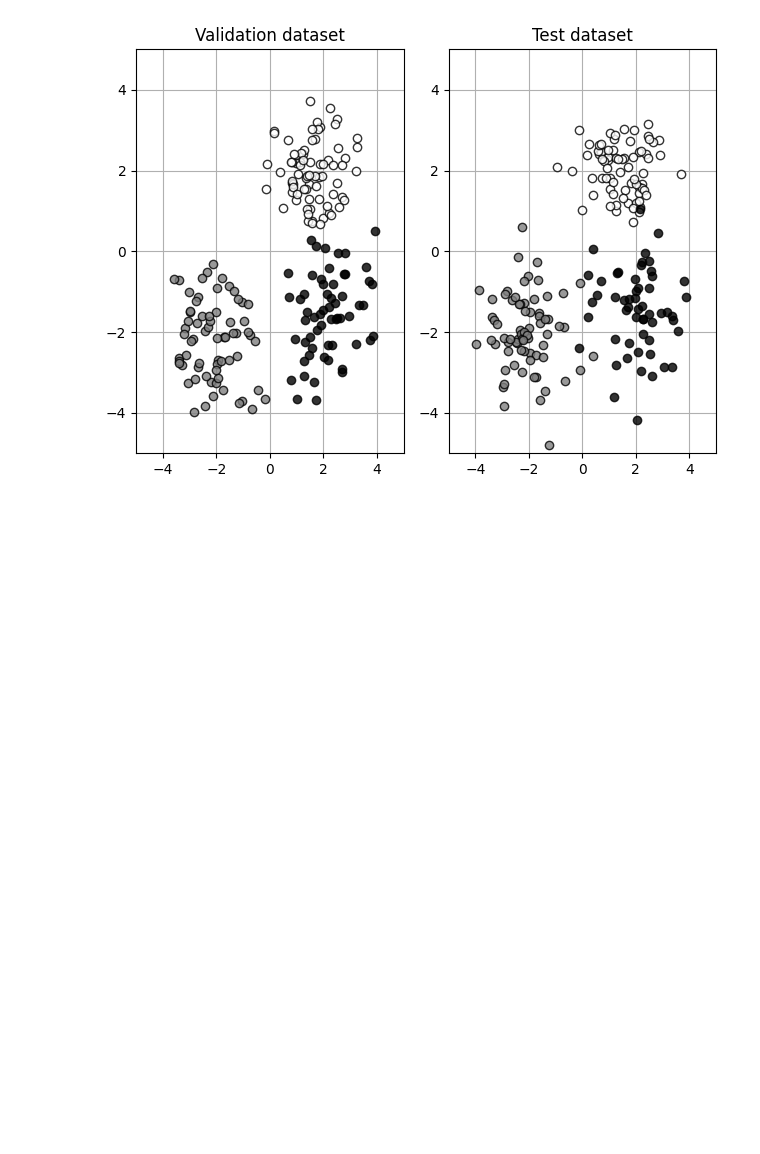
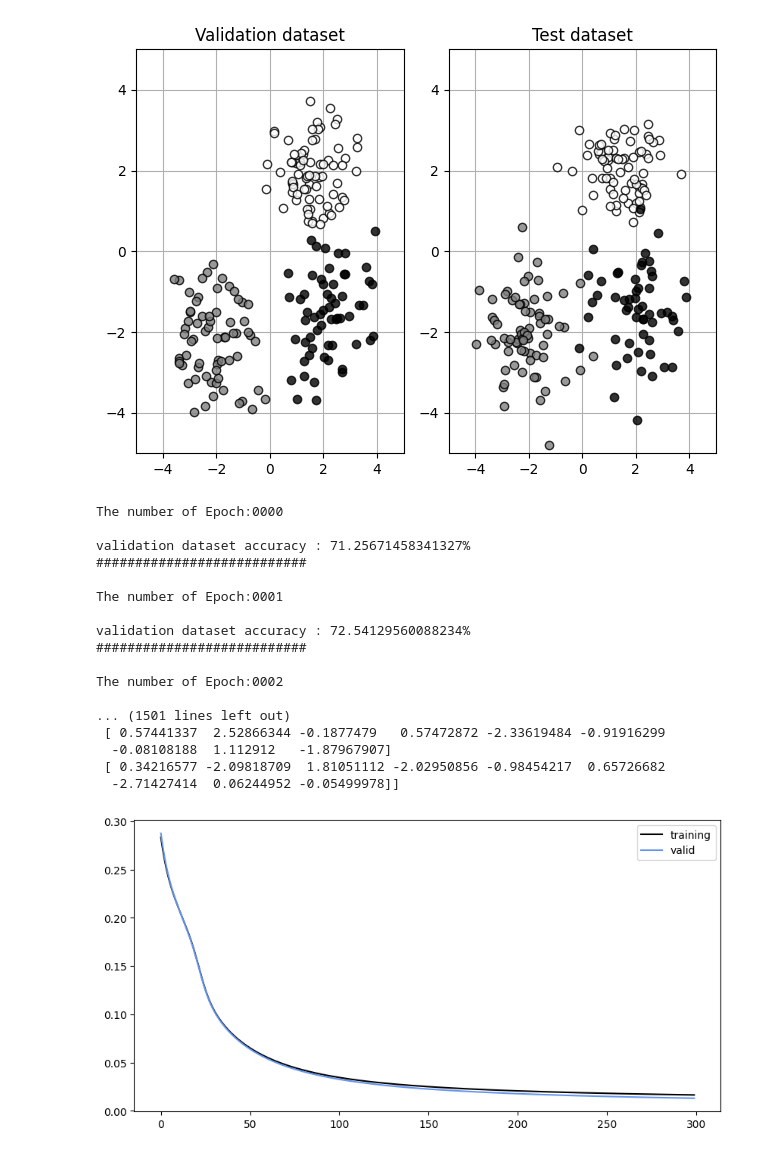
Before and after one commit to gjlee0802/ssu-deep-learning, a Jupyter notebook: hw02/hw02-4.ipynb, the cells around one changed output. Saved outputs shown, nothing was run; the diff lists cells and outputs as text; code cells hidden in the pictures; blank space fills up the shorter version.

```diff
--- a/hw02/hw02-4.ipynb
+++ b/hw02/hw02-4.ipynb
@@ -6,23 +6,0 @@ import matplotlib.pyplot as plt
-# %%
-'''
-np.random.seed(seed=1)
-N = 1000 #데이터 수
-K = 3 #분포 수
-T3 = np.zeros((N,3),dtype=np.uint8) # (n , 3) 차원
-T2 = np.zeros((N,2),dtype=np.uint8) # (n , 2) 차원
-X = np.zeros((N,2))
-
-Mu = np.array([[-2.0,-2.0],[1.5,2.0],[2,-1.5]]) #분포의 중심
-Sig = np.array([[.9,.9],[.8,.7],[.9,1.0]]) #분포의 분산
-Pi = np.array([0.35,0.7,1.0]) #각 분포에 대한 비율
-for n in range(N):
-    wk = np.random.rand()
-    for k in range(K):
-        if wk<Pi[k]:
-            T3[n,k]=1
-            break
-    for k in range(2):
-        X[n,k] = (np.random.randn()*Sig[T3[n,:]==1,k]+Mu[T3[n,:]==1,k])
-    T2[:,0] = T3[:,0]
-    T2[:,1] = T3[:,1]|T3[:,2]
-'''
@@ -110,0 +236,34 @@ plt.show()
+# %%
+P = 8
+C = 3
+D = 2
+
+batch_size = 8
+
+#가중치 초기화
+np.random.seed(seed=100)
+init_U1 = np.random.randn(P*(D+1))
+init_U1 = init_U1.reshape(P,D+1)
+init_U2 = np.random.randn(C*(P+1))
+init_U2 = init_U2.reshape(C,P+1)
+
+U1_8b, U2_8b = trainingMLP(init_U1, init_U2, batch_size, X_train, X_valid, Y_train, Y_valid, P, C, D)
+# %% [output]
+The number of Epoch:0000
+
+validation dataset accuracy : 71.25671458341327%
+###########################
+
+The number of Epoch:0001
+
+validation dataset accuracy : 72.54129560088234%
+###########################
+
+The number of Epoch:0002
+
+... (1501 lines left out)
+ [ 0.57441337  2.52866344 -0.1877479   0.57472872 -2.33619484 -0.91916299
+  -0.08108188  1.112912   -1.87967907]
+ [ 0.34216577 -2.09818709  1.81051112 -2.02950856 -0.98454217  0.65726682
+  -2.71427414  0.06244952 -0.05499978]]
+[figure, added]
```
Also changed, not shown: parts of 9 cells of this notebook.
